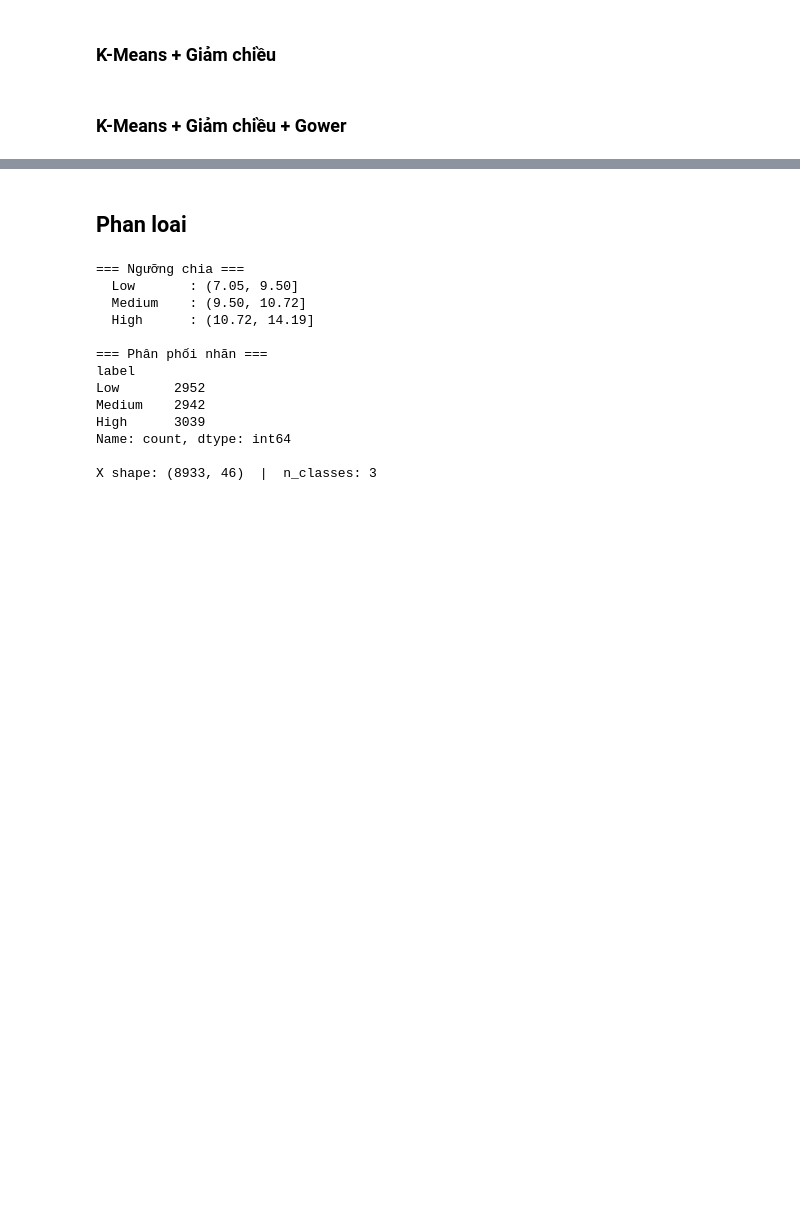
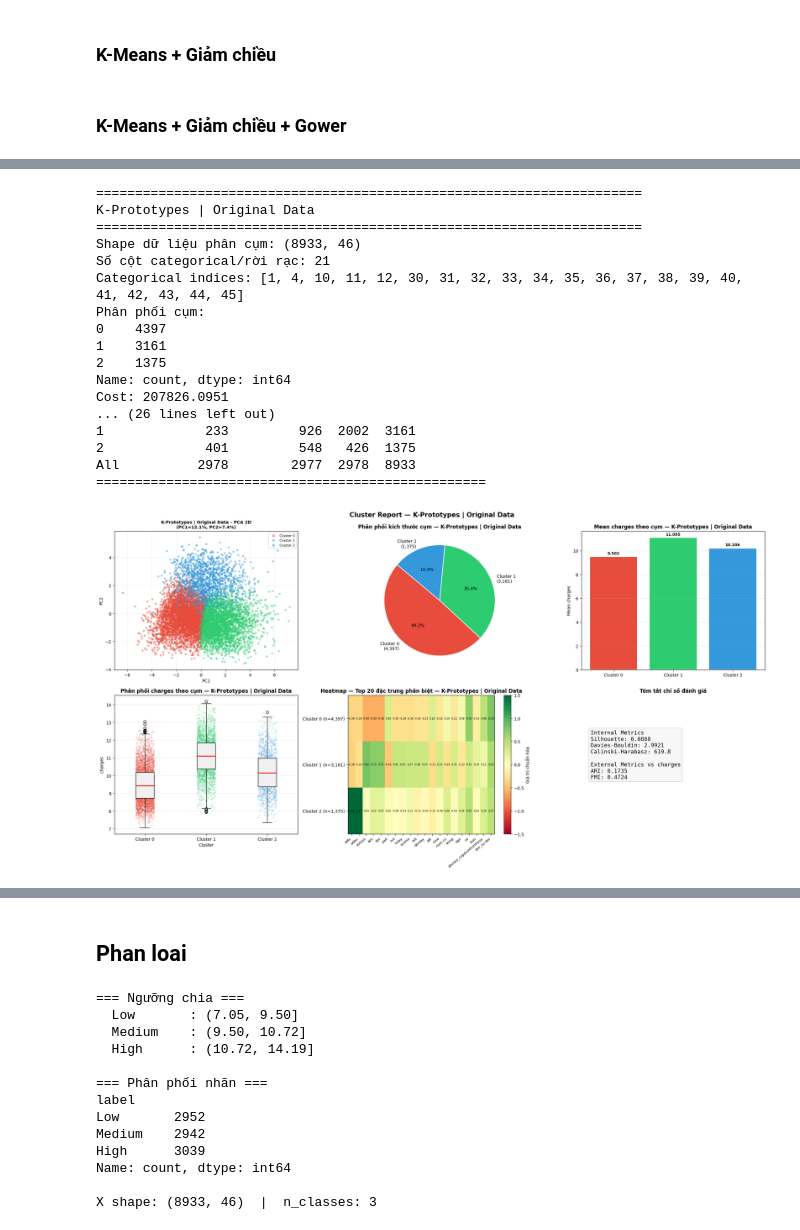
Before and after one commit to vutiendat2302/support2-cost-prediction, a Jupyter notebook: k_means.ipynb, the cells around one changed output, grey strips where cells are left out. Drawn from its saved outputs; the diff is of its cells as text; code cells hidden in the pictures; blank space fills up the shorter version.

Commit message:
update-clustering-fix-construction

```diff
--- a/k_means.ipynb
+++ b/k_means.ipynb
@@ -1927,32 +1025,0 @@ plt.show()
-# %%
-import pandas as pd
-from sklearn.cluster import KMeans
-from sklearn.preprocessing import StandardScaler
-from sklearn.metrics import adjusted_rand_score, fowlkes_mallows_score
-
-
-# 2. Chạy K-Means (K=3)
-kmeans = KMeans(n_clusters=3, init='k-means++', n_init=15, random_state=42)
-df['cluster'] = kmeans.fit_predict(X)
-
-# 3. Tính trung bình viện phí (charges) theo từng cụm
-print("=== 1. TRUNG BÌNH VIỆN PHÍ (CHARGES) THEO CỤM ===")
-mean_charges = df.groupby('cluster')['charges'].mean()
-for cluster_id, mean_val in mean_charges.items():
-    print(f"Cụm {cluster_id}: {mean_val:.4f}")
-
-# 4. Rời rạc hóa biến đầu ra (charges) thành 3 mức: Thấp, Trung bình, Cao
-# pd.qcut giúp chia đều số lượng mẫu vào 3 nhóm
-df['charges_group'] = pd.qcut(df['charges'], q=3, labels=['Thấp', 'Trung bình', 'Cao'])
-
-# 5. Đánh giá bằng độ đo định lượng ARI và FMI
-ari_score = adjusted_rand_score(df['charges_group'], df['cluster'])
-fmi_score = fowlkes_mallows_score(df['charges_group'], df['cluster'])
-
-print("\n=== 2. ĐÁNH GIÁ ĐỊNH LƯỢNG VỚI ĐẦU RA (CHARGES) ===")
-print(f"Chỉ số ARI (Adjusted Rand Index): {ari_score:.4f}")
-print(f"Chỉ số FMI (Fowlkes-Mallows Index): {fmi_score:.4f}")
-
-# 6. In bảng Crosstab để xem trực quan sự phân bố
-print("\n=== 3. BẢNG PHÂN PHỐI CHÉO (CROSSTAB) ===")
-print(pd.crosstab(df['cluster'], df['charges_group'], margins=True))
@@ -1975,0 +1282,28 @@ All            2978        2977  2978  8933
+# %%
+kproto_original_labels, kproto_original_metrics, kproto_original_model = run_kprototypes_original(
+    X_original=X,
+    df=df,
+    discrete_cols=list(X_disc.columns),
+    k=3,
+    target_col="charges",
+    gamma=None
+)
+# %% [output]
+======================================================================
+K-Prototypes | Original Data
+======================================================================
+Shape dữ liệu phân cụm: (8933, 46)
+Số cột categorical/rời rạc: 21
+Categorical indices: [1, 4, 10, 11, 12, 30, 31, 32, 33, 34, 35, 36, 37, 38, 39, 40, 41, 42, 43, 44, 45]
+Phân phối cụm:
+0    4397
+1    3161
+2    1375
+Name: count, dtype: int64
+Cost: 207826.0951
+... (26 lines left out)
+1             233         926  2002  3161
+2             401         548   426  1375
+All          2978        2977  2978  8933
+==================================================
+[figure, added]
```
Also changed, not shown: parts of 34 cells of this notebook, 3 other files.
